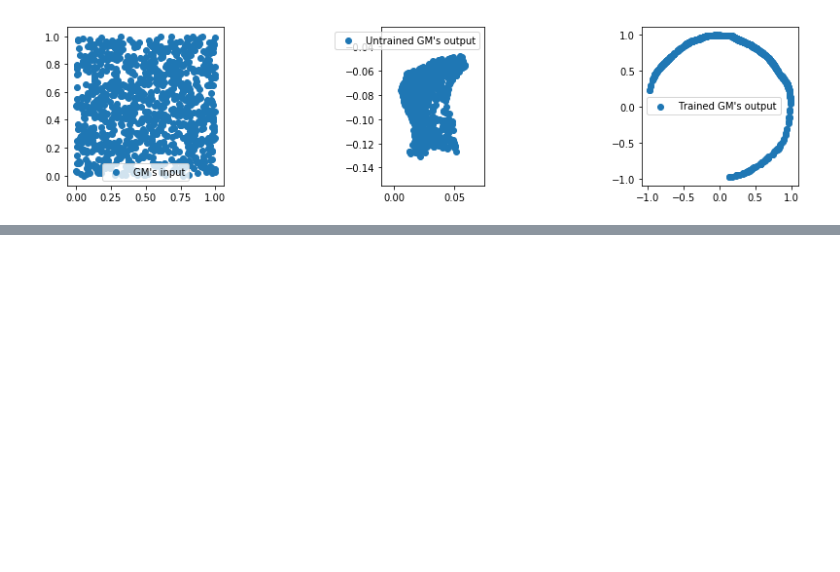
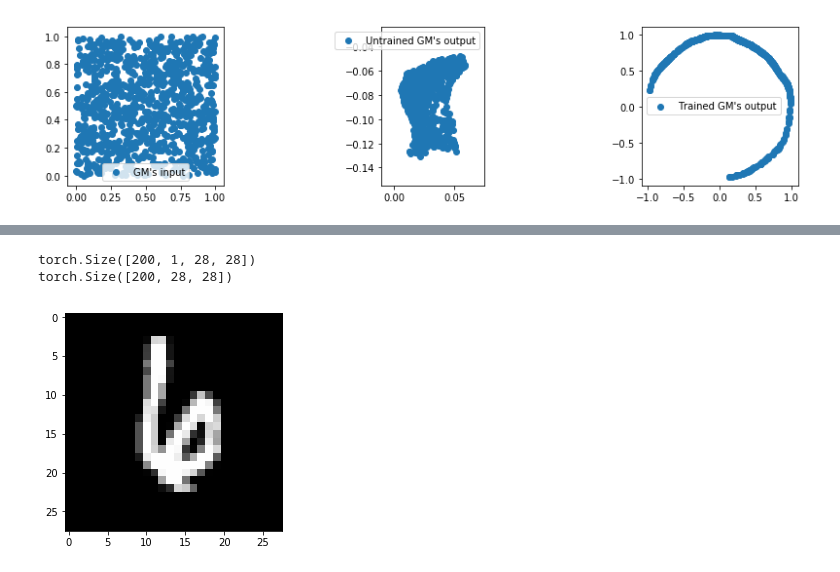
Before and after one commit to demon386/notebooks, a Jupyter notebook: learn-gan.ipynb, the cells around one changed output, grey strips where cells are left out. Saved outputs shown, nothing was run; the diff lists cells and outputs as text; code cells hidden in the pictures; blank space fills up the shorter version.

```diff
--- a/learn-gan.ipynb
+++ b/learn-gan.ipynb
@@ -267,0 +278,10 @@ for ax in axes:
+# %%
+if not os.path.exists('./data'):
+    os.mkdir('./data')
+
+train_set = dset.MNIST(root='./data', train=True,
+                       transform=transforms.Compose([transforms.ToTensor(),
+                                                     transforms.Normalize((0.5,), (1.0,))]),
+                       download=True)
+# %%
+dataloader = torch.utils.data.DataLoader(train_set, batch_size=200, shuffle=True)
@@ -267,0 +290,2 @@ for ax in axes:
+# %%
+data_sample = next(iter(dataloader))
@@ -267,0 +296,10 @@ for ax in axes:
+# %%
+print(data_sample[0].size())
+print(data_sample[0].view(-1, 28, 28).size())
+# %% [output]
+torch.Size([200, 1, 28, 28])
+torch.Size([200, 28, 28])
+# %%
+plt.imshow(data_sample[0].view(-1, 28, 28)[0].numpy(), cmap='gray');
+# %% [output]
+[figure, added]
```
Also changed, not shown: parts of 6 cells of this notebook, 1 other file.
